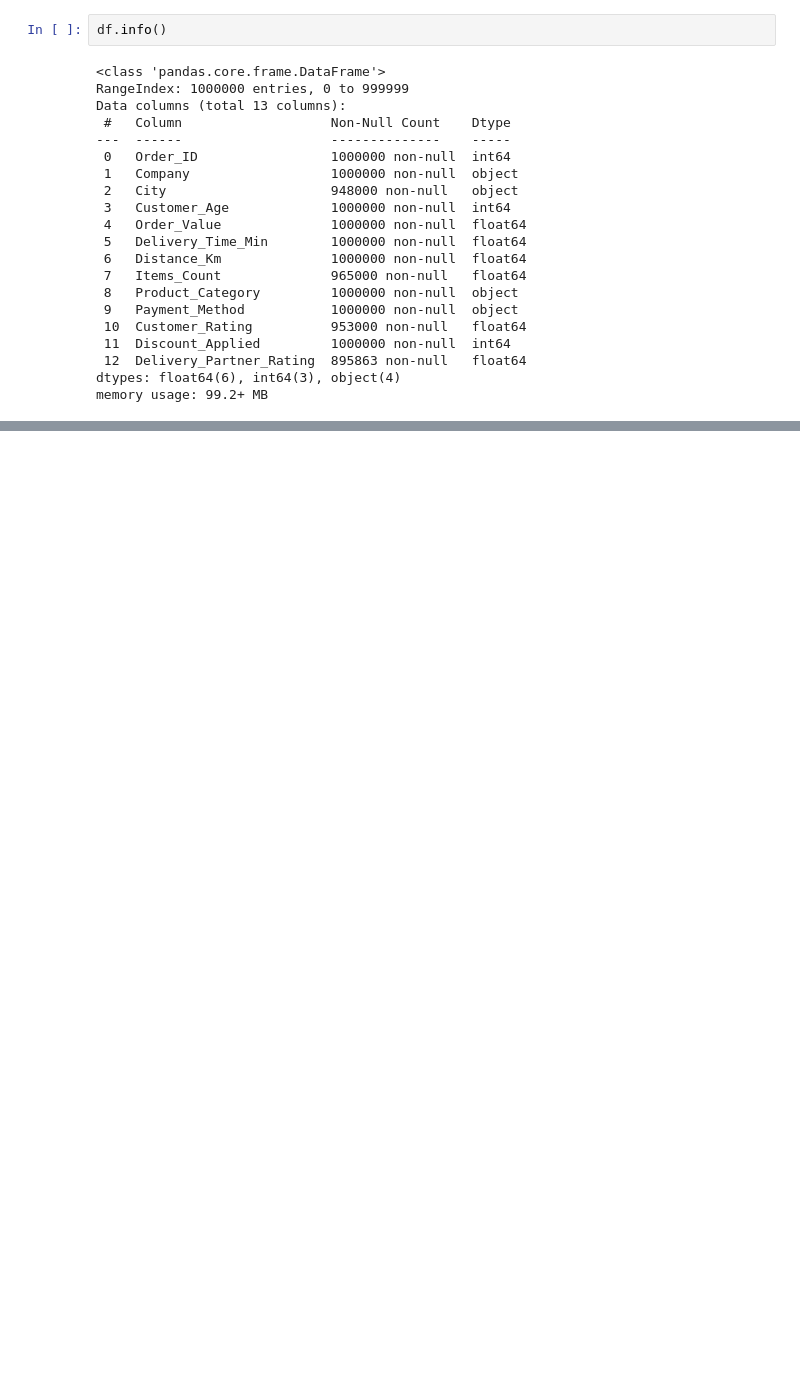
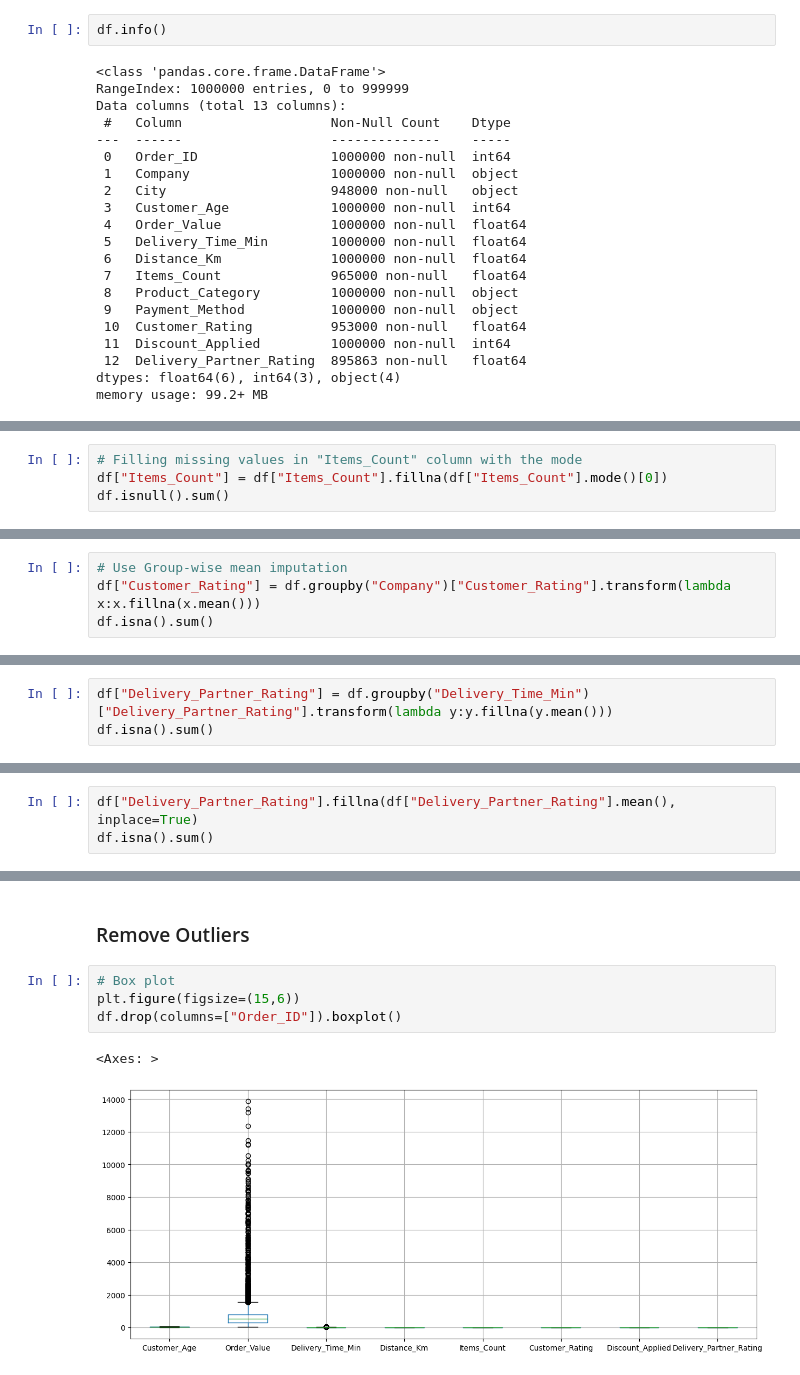
Before and after one commit to sankajithdjinasena/DataAnalysisProjects, a Jupyter notebook: Quick_Commerce_Analysis/Quick_Commerce_Analysis.ipynb, the cells around one changed output, grey strips where cells are left out. Cells and saved outputs as stored; diff of their text form; blank space fills up the shorter version.

Commit message:
missing value handling - Commerce Analysis

```diff
--- a/Quick_Commerce_Analysis/Quick_Commerce_Analysis.ipynb
+++ b/Quick_Commerce_Analysis/Quick_Commerce_Analysis.ipynb
@@ -112,0 +119,4 @@ memory usage: 86.5+ MB
+# %%
+# Filling missing values in "Items_Count" column with the mode
+df["Items_Count"] = df["Items_Count"].fillna(df["Items_Count"].mode()[0])
+df.isnull().sum()
@@ -112,0 +140,4 @@ memory usage: 86.5+ MB
+# %%
+# Use Group-wise mean imputation
+df["Customer_Rating"] = df.groupby("Company")["Customer_Rating"].transform(lambda x:x.fillna(x.mean()))
+df.isna().sum()
@@ -112,0 +159,3 @@ memory usage: 86.5+ MB
+# %%
+df["Delivery_Partner_Rating"] = df.groupby("Delivery_Time_Min")["Delivery_Partner_Rating"].transform(lambda y:y.fillna(y.mean()))
+df.isna().sum()
@@ -112,0 +177,3 @@ memory usage: 86.5+ MB
+# %%
+df["Delivery_Partner_Rating"].fillna(df["Delivery_Partner_Rating"].mean(), inplace=True)
+df.isna().sum()
@@ -112,0 +201,9 @@ memory usage: 86.5+ MB
+# %% [markdown]
+### Remove Outliers
+# %%
+# Box plot
+plt.figure(figsize=(15,6))
+df.drop(columns=["Order_ID"]).boxplot()
+# %% [output]
+<Axes: >
+[figure, added]
```
Also changed, not shown: parts of 24 cells of this notebook.
